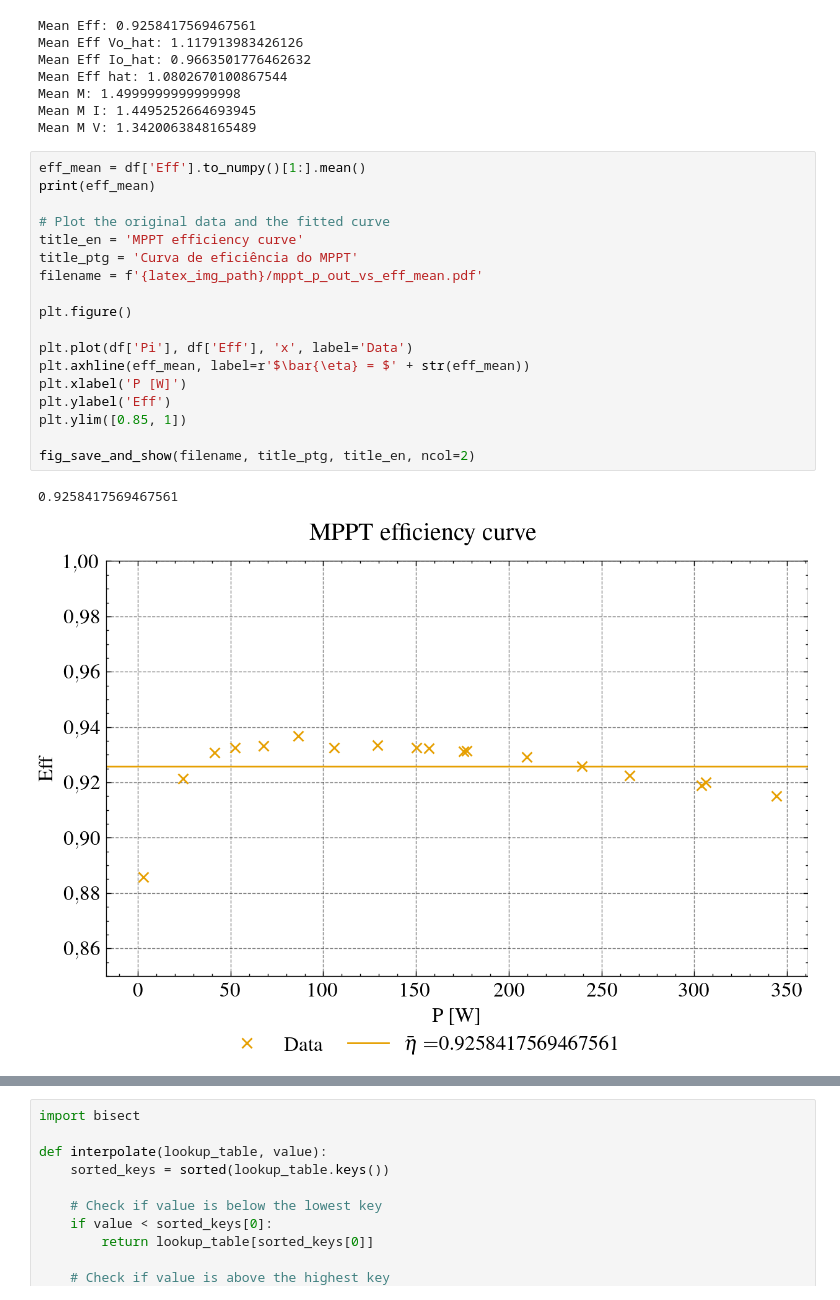
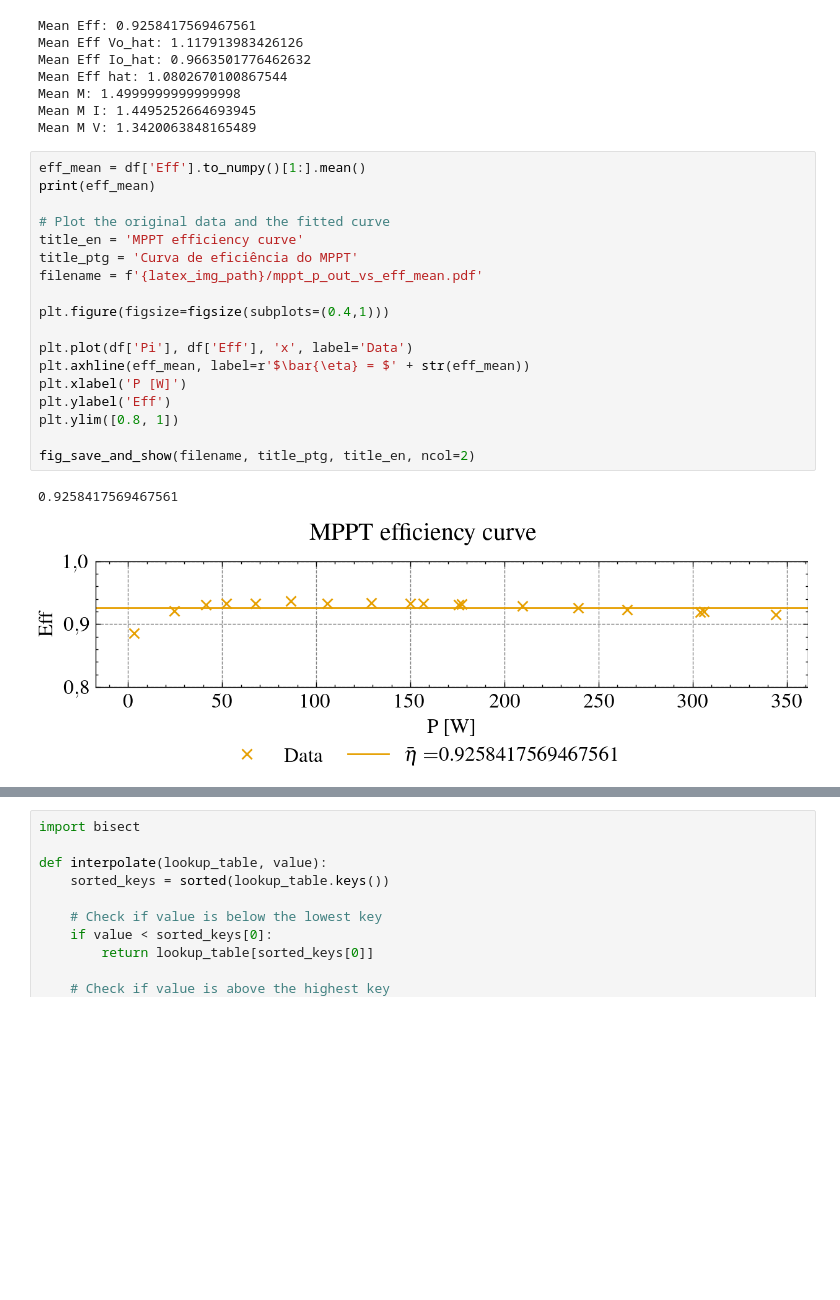
Before and after one commit to joaoantoniocardoso/solarboat_simulator, a Jupyter notebook: models/2020/mppt/mcc18.ipynb, the cells around one changed output, grey strips where cells are left out. Saved outputs shown, nothing was run; the diff lists cells and outputs as text; blank space fills up the shorter version.

```diff
--- a/models/2020/mppt/mcc18.ipynb
+++ b/models/2020/mppt/mcc18.ipynb
@@ -51,24 +51,24 @@ Mean M V: 1.3420063848165489
 # %%
 eff_mean = df['Eff'].to_numpy()[1:].mean()
 print(eff_mean)
 
 # Plot the original data and the fitted curve
 title_en = 'MPPT efficiency curve'
 title_ptg = 'Curva de eficiência do MPPT'
 filename = f'{latex_img_path}/mppt_p_out_vs_eff_mean.pdf'
 
-plt.figure()
+plt.figure(figsize=figsize(subplots=(0.4,1)))
 
 plt.plot(df['Pi'], df['Eff'], 'x', label='Data')
 plt.axhline(eff_mean, label=r'$\bar{\eta} = $' + str(eff_mean))
 plt.xlabel('P [W]')
 plt.ylabel('Eff')
-plt.ylim([0.85, 1])
+plt.ylim([0.8, 1])
 
 fig_save_and_show(filename, title_ptg, title_en, ncol=2)
 # %% [output]
 0.9258417569467561
-[figure, old version]
+[figure, new version]
 # %%
 from scipy.optimize import curve_fit
 
```
Also changed, not shown: parts of 1 cell of this notebook, 3 other files.
